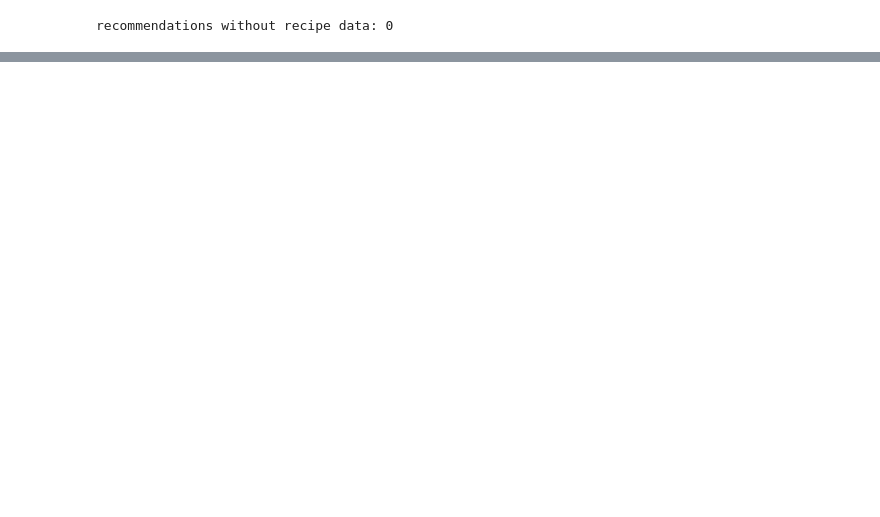
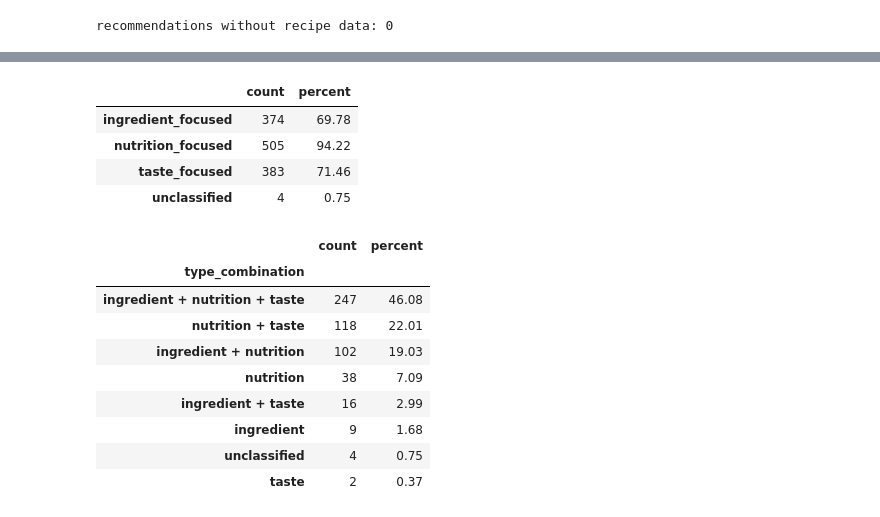
Before and after one commit to lay-animals-projects/food-recommender-evaluation, a Jupyter notebook: data_exploration.ipynb, the cells around one changed output, grey strips where cells are left out. Cells and saved outputs as stored; diff of their text form; code cells hidden in the pictures; blank space fills up the shorter version.

```diff
--- a/data_exploration.ipynb
+++ b/data_exploration.ipynb
@@ -498,0 +560,79 @@ recommendations without recipe data: 0
+# %%
+def normalize_text(text):
+    return re.sub(r"[^a-z0-9]+", " ", str(text).lower()).strip()
+
+def without_title(text, title):
+    text = normalize_text(text)
+    title = normalize_text(title)
+    return re.sub(r"(?<!\w)" + re.escape(title) + r"(?!\w)", " ", text) if title else text
+
+def matched_terms(text, terms):
+    return sorted({term for term in terms if re.search(
+        r"(?<!\w)" + re.escape(normalize_text(term)) + r"(?!\w)", text
+    )})
+
+ingredient_terms = """ingredient ingredients chicken beef pork bacon turkey lamb fish salmon tuna shrimp
+seafood egg eggs milk cheese yogurt butter cream tofu tempeh seitan soy lentil lentils
+chickpea chickpeas bean beans legume legumes pea peas rice quinoa oat oats wheat barley
+bread pasta noodle noodles potato potatoes spinach kale cabbage broccoli carrot carrots
+tomato tomatoes onion onions garlic pepper peppers mushroom mushrooms eggplant zucchini
+vegetable vegetables veggie veggies fruit fruits apple apples banana bananas berry berries
+lemon lime avocado nut nuts peanut peanuts almond almonds walnut walnuts seed seeds
+hemp tahini oil olive coconut corn flour sugar honey herb herbs spice spices cinnamon
+cumin turmeric cilantro parsley basil oregano chocolate cocoa salt ginger mustard""".split()
+
+nutrition_terms = """protein proteins carbohydrate carbohydrates carb carbs fat fats fiber fibre
+calorie calories vitamin vitamins mineral minerals sodium sugar sugars cholesterol
+nutrient nutrients nutritious nutrition antioxidant antioxidants omega""".split() + [
+    "nutrient dense", "energy dense", "low gi", "glycemic", "glycaemic"
+]
+
+taste_terms = """taste tasty flavor flavors flavour flavours delicious savory savoury sweet sweetness
+spicy spice spiced tangy creamy crunchy crispy tender juicy aromatic refreshing hearty
+satisfying flavorful flavourful mild bitter sour smoky texture textures""".split()
+
+type_lexicons = {
+    "ingredient_focused": ingredient_terms,
+    "nutrition_focused": nutrition_terms,
+    "taste_focused": taste_terms
+}
+
+analysis_df["classification_text"] = analysis_df.apply(
+    lambda row: without_title(row["explanation"], row["title"]), axis=1
+)
+
+for label, terms in type_lexicons.items():
+    analysis_df[label + "_matches"] = analysis_df["classification_text"].map(
+        lambda text: matched_terms(text, terms)
+    )
+    analysis_df[label] = analysis_df[label + "_matches"].map(bool)
+
+type_columns = list(type_lexicons)
+analysis_df["unclassified"] = ~analysis_df[type_columns].any(axis=1)
+type_summary = analysis_df[type_columns + ["unclassified"]].sum().rename("count").to_frame()
+type_summary["percent"] = (100 * type_summary["count"] / len(analysis_df)).round(2)
+display(type_summary)
+
+analysis_df["type_combination"] = analysis_df[type_columns].apply(
+    lambda row: " + ".join(label.replace("_focused", "") for label in type_columns if row[label]) or "unclassified",
+    axis=1
+)
+type_combinations = analysis_df["type_combination"].value_counts().rename("count").to_frame()
+type_combinations["percent"] = (100 * type_combinations["count"] / len(analysis_df)).round(2)
+display(type_combinations)
+# %% [output]
+|  | count | percent |
+| ingredient_focused | 374 | 69.78 |
+| nutrition_focused | 505 | 94.22 |
+| taste_focused | 383 | 71.46 |
+| unclassified | 4 | 0.75 |
+|  | count | percent |
+| type_combination |  |  |
+| ingredient + nutrition + taste | 247 | 46.08 |
+| nutrition + taste | 118 | 22.01 |
+| ingredient + nutrition | 102 | 19.03 |
+| nutrition | 38 | 7.09 |
+| ingredient + taste | 16 | 2.99 |
+| ingredient | 9 | 1.68 |
+| unclassified | 4 | 0.75 |
+| taste | 2 | 0.37 |
```
Also changed, not shown: parts of 21 cells of this notebook.
